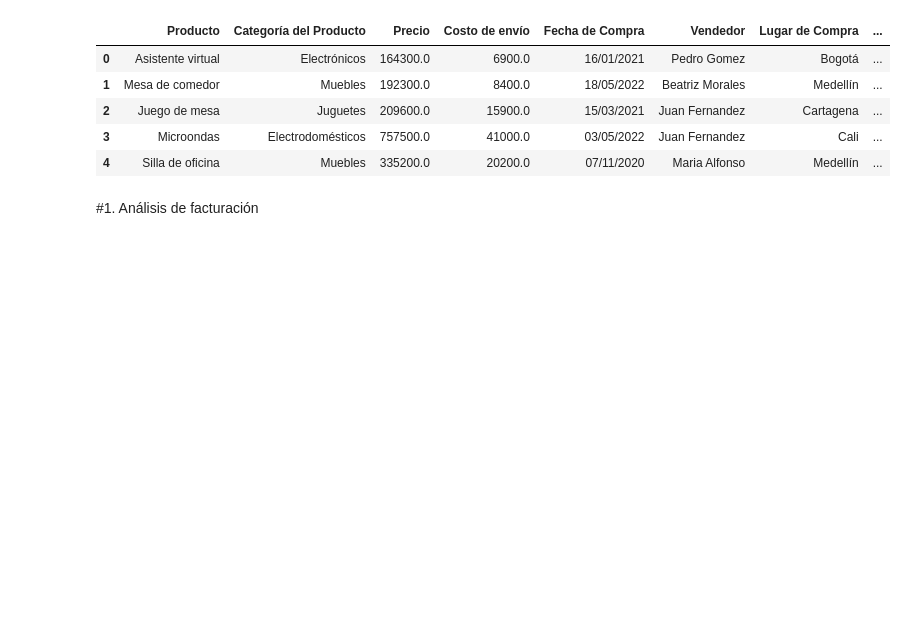
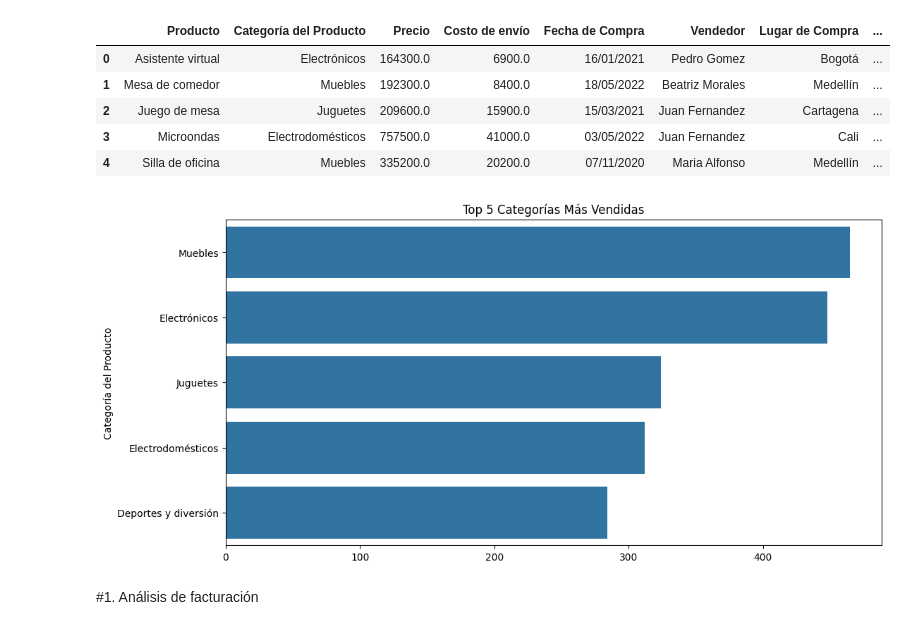
Before and after one commit to mJosevl/alura_des1_ds, a Jupyter notebook: AluraStoreLatam.ipynb, the cells around one changed output. Drawn from its saved outputs; the diff is of its cells as text; code cells hidden in the pictures; blank space fills up the shorter version.

```diff
--- a/AluraStoreLatam.ipynb
+++ b/AluraStoreLatam.ipynb
@@ -26,3 +26,11 @@ tienda.head()
 | 2 | Juego de mesa | Juguetes | 209600.0 | 15900.0 | 15/03/2021 | Juan Fernandez | Cartagena | ... |
 | 3 | Microondas | Electrodomésticos | 757500.0 | 41000.0 | 03/05/2022 | Juan Fernandez | Cali | ... |
 | 4 | Silla de oficina | Muebles | 335200.0 | 20200.0 | 07/11/2020 | Maria Alfonso | Medellín | ... |
+# %%
+# Gráfico de ventas por categoría
+plt.figure(figsize=(12,6))
+sns.barplot(x=categorias_top.values, y=categorias_top.index)
+plt.title('Top 5 Categorías Más Vendidas')
+plt.show()
+# %% [output]
+[figure, added]
```
Also changed, not shown: parts of 2 cells of this notebook.
